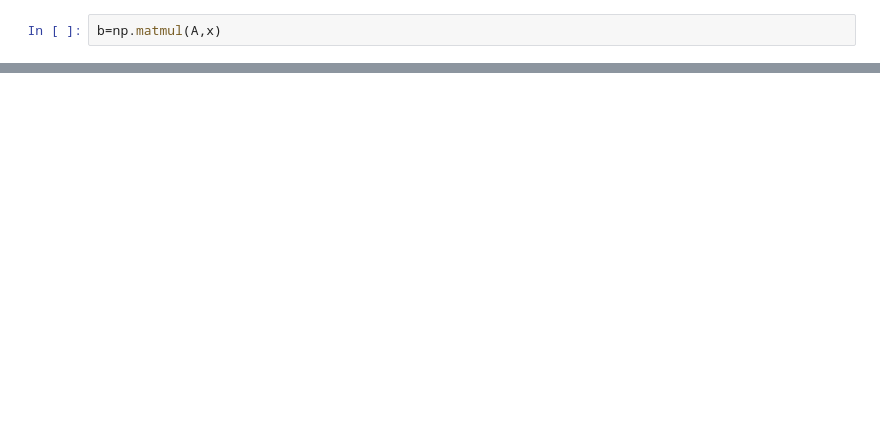
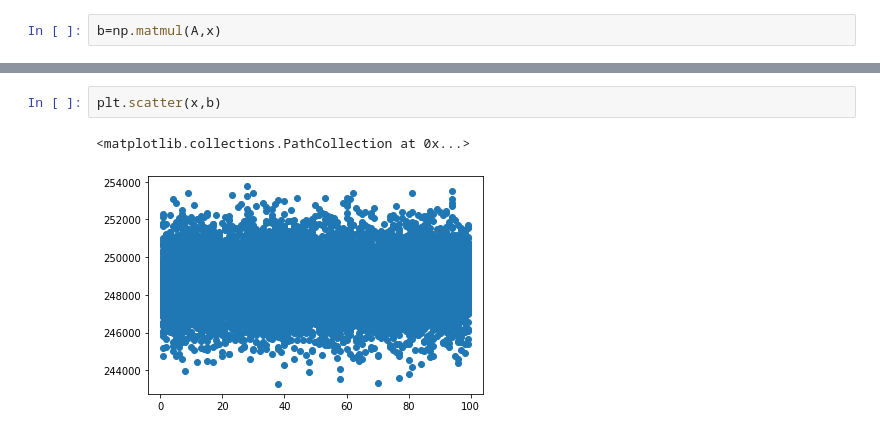
Before and after one commit to SamiaNoor/ceri8211globalgeophysics, a Jupyter notebook: firstnotebook.ipynb, the cells around one changed output, grey strips where cells are left out. Drawn from its saved outputs; the diff is of its cells as text; blank space fills up the shorter version.

```diff
--- a/firstnotebook.ipynb
+++ b/firstnotebook.ipynb
@@ -17,0 +18,5 @@ plt.plot(b)
+# %%
+plt.scatter(x,b)
+# %% [output]
+<matplotlib.collections.PathCollection at 0x...>
+[figure, added]
```
Also changed, not shown: parts of 3 cells of this notebook.
